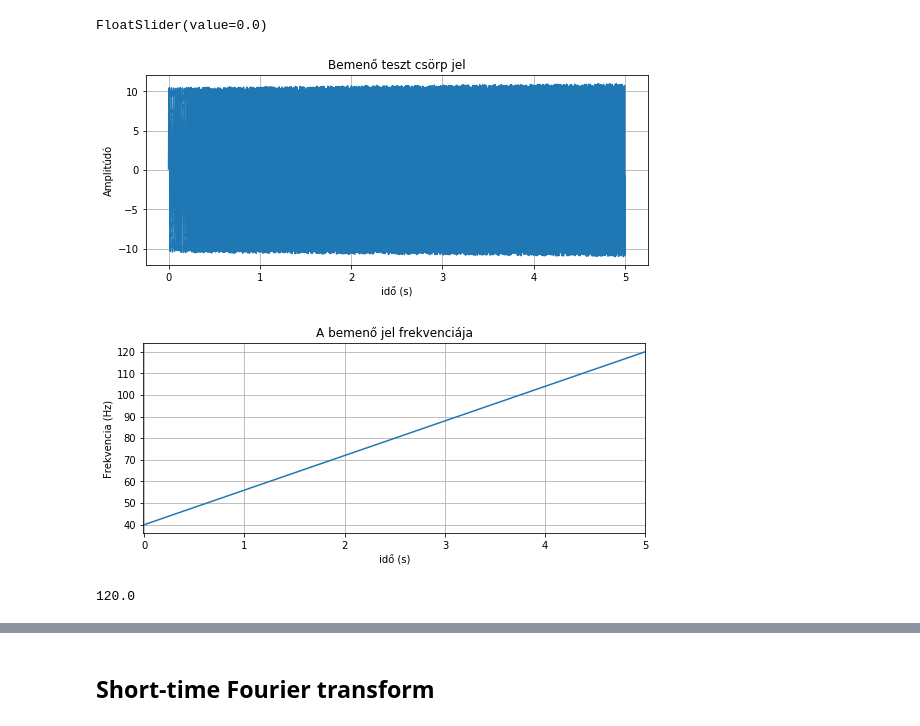
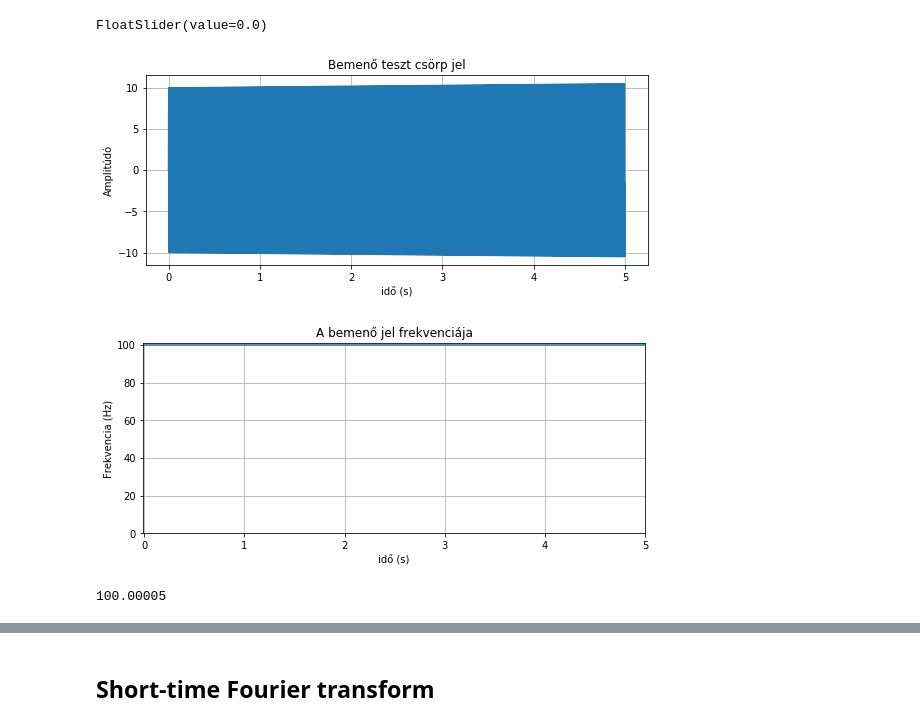
Before and after one commit to martonvavrik/fusion_research, a Jupyter notebook: waves.ipynb, the cells around one changed output, grey strips where cells are left out. Saved outputs shown, nothing was run; the diff lists cells and outputs as text; code cells hidden in the pictures.

```diff
--- a/waves.ipynb
+++ b/waves.ipynb
@@ -29,18 +29,18 @@ import os
 <br> Or import one in.
 # %%
 #%%script false
-f=40
+f=100
 t=4
-samples=40000 #random.randint(400,50000)
-s_rate=8000
+samples=20000 #random.randint(400,50000)
+s_rate=4000
 t=samples/s_rate
-randamp=1#1
+randamp=0#1
 nyquist=samples/2/t
 frangemax=200#nyquist
 
 xf=np.linspace(0.0, frangemax, int(frangemax*t+1))
 x = np.linspace(0.0, t, samples)
-full_f=f+x*16#(f-60/((x/1.5)+1.8))*7-30  #np.linspace(f, f, samples) #      f+x*0.01     15+10*np.sin(np.pi*x)#
+full_f=f+x/100000#*16#(f-60/((x/1.5)+1.8))*7-30  #np.linspace(f, f, samples) #      f+x*0.01     15+10*np.sin(np.pi*x)#
 full_f_phase = np.zeros(samples)
 for i in range (samples):
     full_f_phase[i]=np.sum(full_f[:i])*2/s_rate
@@ -138,34 +138,35 @@ FloatSlider(value=0.0)
 #yaxismax=1/2**(view.value/12)
 #plt.xlim(min_t,max_t-(max_t-min_t)*view.value/100.6)
 #plt.ylabel('radiális mágneses tér változás (T/s)')
 #plt.xlabel('idő (s)')
 #plt.savefig(shot+' in.pdf')
 #plt.show()
 
 plt.figure(figsize=(9,3.5))
 plt.title('Bemenő teszt csörp jel')
 plt.plot(x,s)
-yaxismax=1/2**(view.value/12)
+#yaxismax=1/2**(view.value/12)
 #plt.axis([0,t,min(s),max(s)])
 plt.ylabel('Amplitúdó')
 plt.xlabel('idő (s)')
 plt.grid(True)
 #plt.savefig(shot+' s_in_z.pdf')
 plt.show()
 
 plt.figure(figsize=(9,3.5))
 plt.title("A bemenő jel frekvenciája")
 plt.plot(x,full_f)
 yaxismax=1/2**(view.value/12)
 plt.xlim(-0.01,t/(1.05**view.value))
+plt.ylim(0,f+1)
 plt.ylabel('Frekvencia (Hz)')
 plt.xlabel('idő (s)')
 plt.grid(True)
 #plt.savefig('freq_in.pdf')
 plt.show()
 
 print(full_f[-1])
 # %% [output]
-[figure, old version]
+[figure, new version]
-[figure, old version]
+[figure, new version]
-120.0
+100.00005
```
Also changed, not shown: parts of 14 cells of this notebook.
